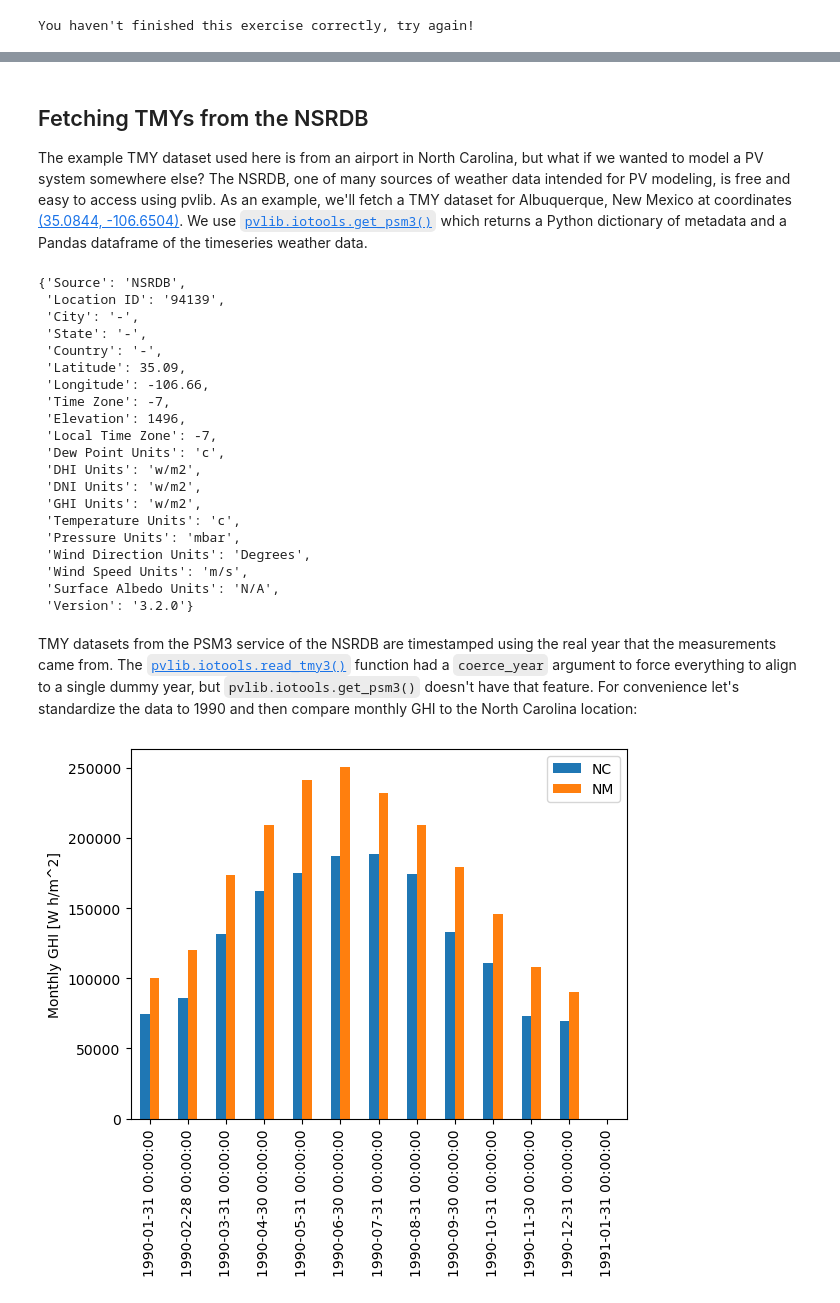
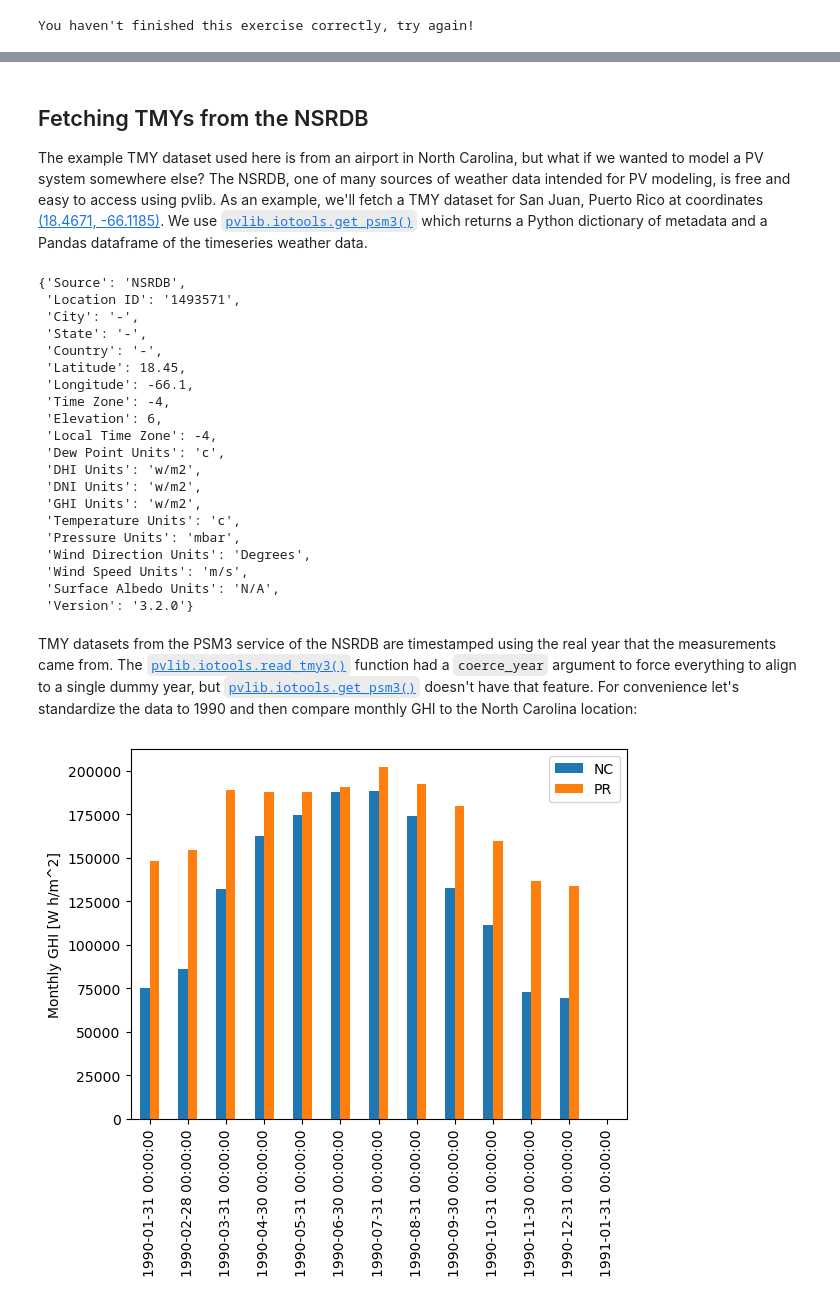
Before and after one commit to PV-Tutorials/PVSC50, a Jupyter notebook: Tutorial 1 - TMY Weather Data.ipynb, the cells around one changed output, grey strips where cells are left out. Drawn from its saved outputs; the diff is of its cells as text; code cells hidden in the pictures.

Commit message:
tutorial 1 update
links and Puerto Rico example instead of ABQ

```diff
--- a/Tutorial 1 - TMY Weather Data.ipynb
+++ b/Tutorial 1 - TMY Weather Data.ipynb
@@ -400,25 +398,25 @@ if NREL_API_KEY is None:
 # %% [markdown]
 ## Fetching TMYs from the NSRDB
 
-The example TMY dataset used here is from an airport in North Carolina, but what if we wanted to model a PV system somewhere else? The NSRDB, one of many sources of weather data intended for PV modeling, is free and easy to access using pvlib. As an example, we'll fetch a TMY dataset for Albuquerque, New Mexico at coordinates [(35.0844, -106.6504)](https://www.google.com/maps/@35.0844,-106.6504,9z). We use [`pvlib.iotools.get_psm3()`](https://pvlib-python.readthedocs.io/en/stable/generated/pvlib.iotools.get_psm3.html) which returns a Python dictionary of metadata and a Pandas dataframe of the timeseries weather data.
+The example TMY dataset used here is from an airport in North Carolina, but what if we wanted to model a PV system somewhere else? The NSRDB, one of many sources of weather data intended for PV modeling, is free and easy to access using pvlib. As an example, we'll fetch a TMY dataset for San Juan, Puerto Rico at coordinates [(18.4671, -66.1185)](https://goo.gl/maps/ZuYuKFxSpJ1z9HXX8). We use [`pvlib.iotools.get_psm3()`](https://pvlib-python.readthedocs.io/en/stable/reference/generated/pvlib.iotools.get_psm3.html) which returns a Python dictionary of metadata and a Pandas dataframe of the timeseries weather data.
 # %%
-df_abq, metadata = pvlib.iotools.get_psm3(
-    latitude=35.0844, longitude=-106.6504,
+df_PR, metadata = pvlib.iotools.get_psm3(
+    latitude=18.4671, longitude=-66.1185,
     api_key=NREL_API_KEY,
     email='mark.mikofski@dnv.com',  # <-- any email works here fine
     names='tmy')
 metadata
 # %% [output]
 {'Source': 'NSRDB',
- 'Location ID': '94139',
+ 'Location ID': '1493571',
  'City': '-',
  'State': '-',
  'Country': '-',
- 'Latitude': 35.09,
- 'Longitude': -106.66,
- 'Time Zone': -7,
- 'Elevation': 1496,
- 'Local Time Zone': -7,
+ 'Latitude': 18.45,
+ 'Longitude': -66.1,
+ 'Time Zone': -4,
+ 'Elevation': 6,
+ 'Local Time Zone': -4,
  'Dew Point Units': 'c',
  'DHI Units': 'w/m2',
  'DNI Units': 'w/m2',
@@ -430,18 +428,18 @@ metadata
  'Surface Albedo Units': 'N/A',
  'Version': '3.2.0'}
 # %% [markdown]
-TMY datasets from the PSM3 service of the NSRDB are timestamped using the real year that the measurements came from. The [`pvlib.iotools.read_tmy3()`](https://pvlib-python.readthedocs.io/en/stable/generated/pvlib.iotools.read_tmy3.html) function had a `coerce_year` argument to force everything to align to a single dummy year, but `pvlib.iotools.get_psm3()` doesn't have that feature. For convenience let's standardize the data to 1990 and then compare monthly GHI to the North Carolina location:
+TMY datasets from the PSM3 service of the NSRDB are timestamped using the real year that the measurements came from. The [`pvlib.iotools.read_tmy3()`](https://pvlib-python.readthedocs.io/en/stable/reference/generated/pvlib.iotools.read_tmy3.html) function had a `coerce_year` argument to force everything to align to a single dummy year, but [`pvlib.iotools.get_psm3()`](https://pvlib-python.readthedocs.io/en/stable/reference/generated/pvlib.iotools.get_psm3.html) doesn't have that feature. For convenience let's standardize the data to 1990 and then compare monthly GHI to the North Carolina location:
 # %%
-df_abq['Year'] = 1990
-df_abq.index = pd.to_datetime(df_abq[['Year', 'Month', 'Day', 'Hour']])
+df_PR['Year'] = 1990
+df_PR.index = pd.to_datetime(df_PR[['Year', 'Month', 'Day', 'Hour']])
 
 ghi_comparison = pd.DataFrame({
     'NC': monthly_ghi,  # using the monthly values from earlier
-    'NM': df_abq['GHI'].resample('M').sum(),
+    'PR': df_PR['GHI'].resample('M').sum(),
 })
 
 ghi_comparison.plot.bar()
 plt.ylabel('Monthly GHI [W h/m^2]');
 # %% [output]
-[figure, old version]
+[figure, new version]
 # %% [markdown]
```
Also changed, not shown: parts of 4 cells of this notebook.
